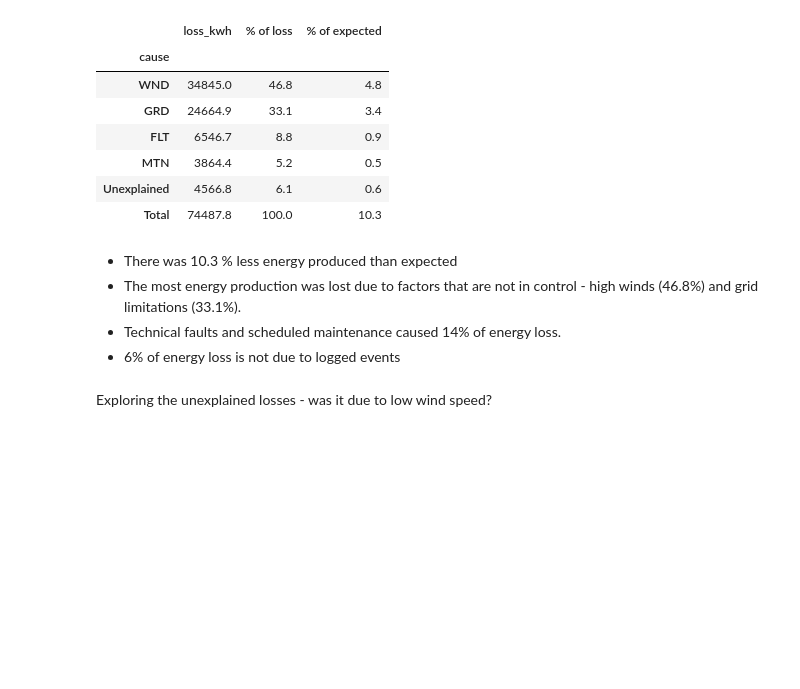
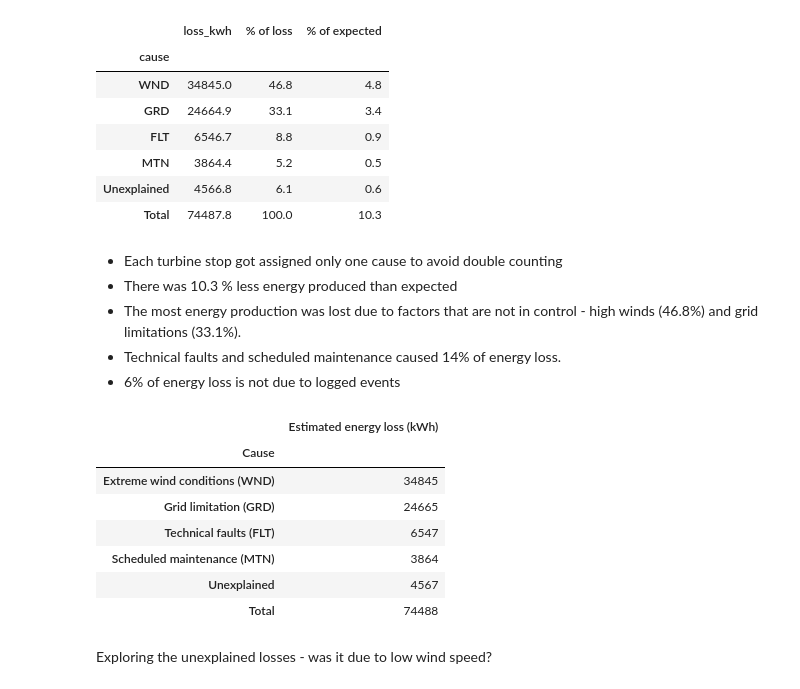
Before and after one commit to Marta-T/Data_Analysis_HW_Task, a Jupyter notebook: analysis.ipynb, the cells around one changed output. Saved outputs shown, nothing was run; the diff lists cells and outputs as text; code cells hidden in the pictures; blank space fills up the shorter version.

```diff
--- a/analysis.ipynb
+++ b/analysis.ipynb
@@ -633,10 +643,37 @@ display(table.round(1))
 | Unexplained | 4566.8 | 6.1 | 0.6 |
 | Total | 74487.8 | 100.0 | 10.3 |
 # %% [markdown]
+- Each turbine stop got assigned only one cause to avoid double counting
 - There was 10.3 % less energy produced than expected
 - The most energy production was lost due to factors that are not in control - high winds (46.8%) and grid limitations (33.1%).
 - Technical faults and scheduled maintenance caused 14% of energy loss.
 - 6% of energy loss is not due to logged events
+# %%
+labels = {
+    "WND": "Extreme wind conditions (WND)",
+    "GRD": "Grid limitation (GRD)",
+    "FLT": "Technical faults (FLT)",
+    "MTN": "Scheduled maintenance (MTN)",
+    "Unexplained": "Unexplained",
+    "Total": "Total",
+}
+
+loss_report = (table[["loss_kwh"]]
+               .rename(index=labels)
+               .rename(columns={"loss_kwh": "Estimated energy loss (kWh)"})
+               .rename_axis("Cause")
+               .round(0)
+               .astype(int))
+loss_report
+# %% [output]
+|  | Estimated energy loss (kWh) |
+| Cause |  |
+| Extreme wind conditions (WND) | 34845 |
+| Grid limitation (GRD) | 24665 |
+| Technical faults (FLT) | 6547 |
+| Scheduled maintenance (MTN) | 3864 |
+| Unexplained | 4567 |
+| Total | 74488 |
 # %% [markdown]
 Exploring the unexplained losses - was it due to low wind speed?
 # %%
```
Also changed, not shown: parts of 2 cells of this notebook.
